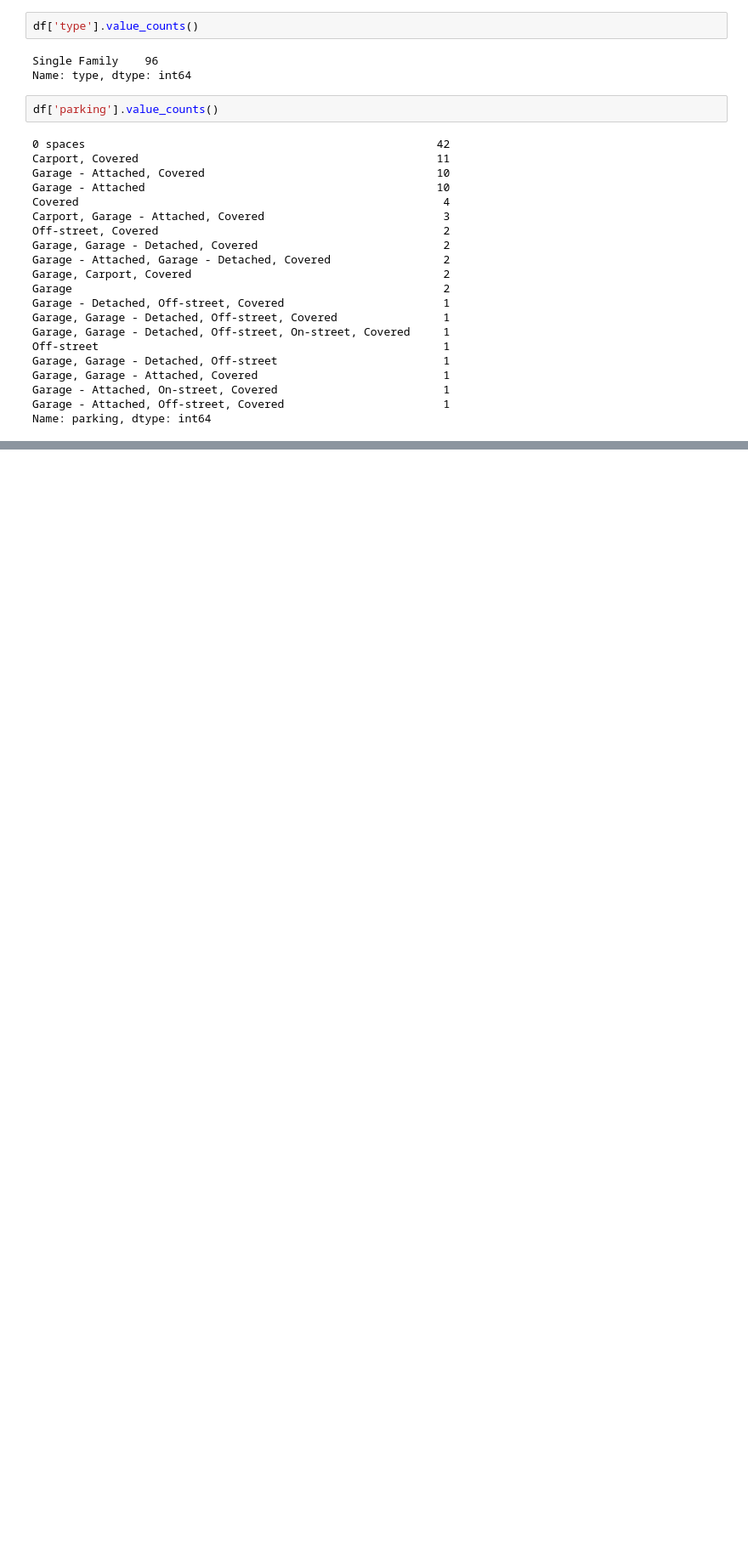
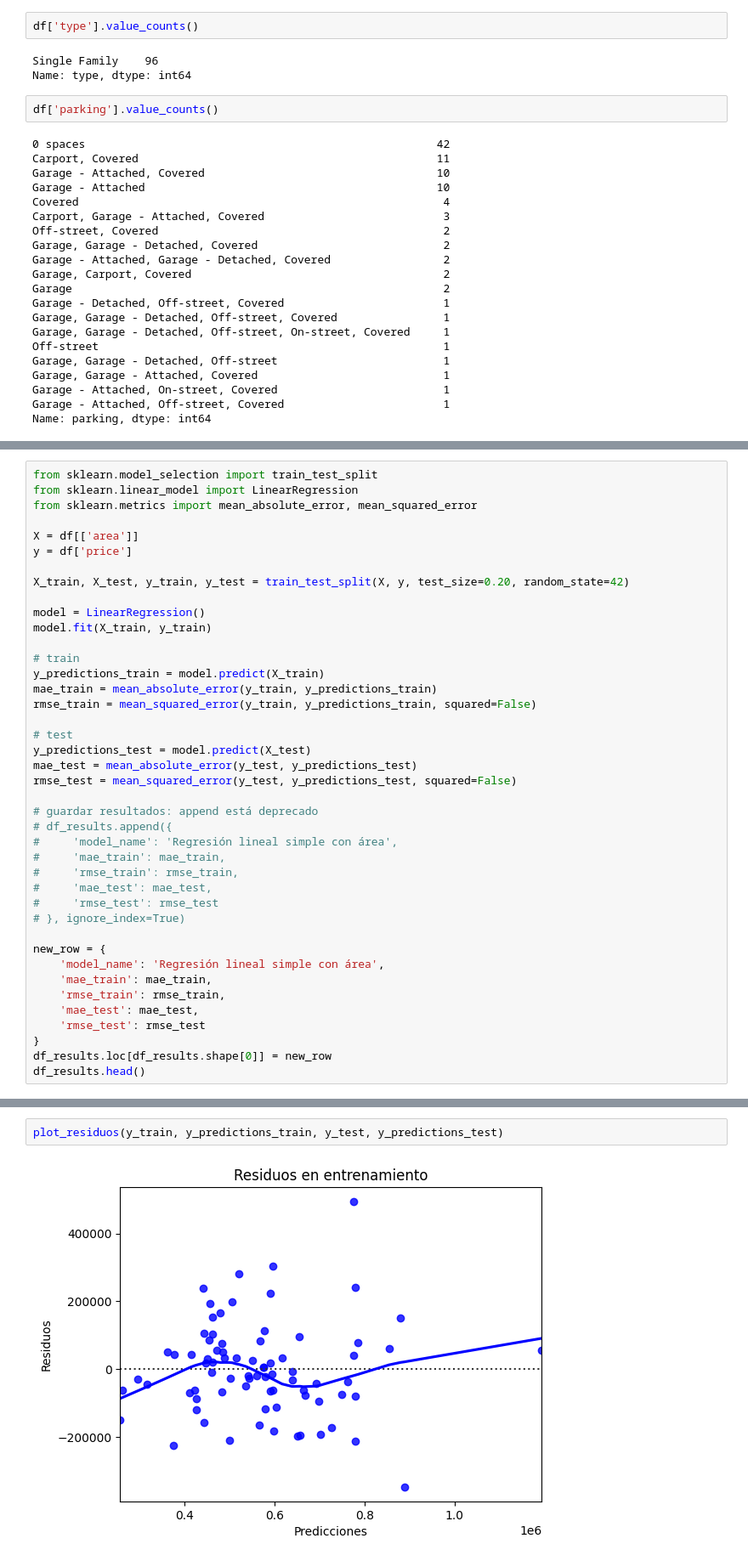
Before and after one commit to Edumacassi/curso_analisis_datos-main, a Jupyter notebook: m6-ml/2.regresion/4.Regresion_pipeline.ipynb, the cells around one changed output, grey strips where cells are left out. Shown at 85% size. Saved outputs shown, nothing was run; the diff lists cells and outputs as text; blank space fills up the shorter version.

```diff
--- a/m6-ml/2.regresion/4.Regresion_pipeline.ipynb
+++ b/m6-ml/2.regresion/4.Regresion_pipeline.ipynb
@@ -287,0 +367,41 @@ heating_types = ['Force air', 'Gas', 'Electric', 'Other', ' Head Pump', 'No Data
+# %%
+from sklearn.model_selection import train_test_split
+from sklearn.linear_model import LinearRegression
+from sklearn.metrics import mean_absolute_error, mean_squared_error
+
+X = df[['area']]
+y = df['price']
+
+X_train, X_test, y_train, y_test = train_test_split(X, y, test_size=0.20, random_state=42)
+
+model = LinearRegression()
+model.fit(X_train, y_train)
+
+# train
+y_predictions_train = model.predict(X_train)
+mae_train = mean_absolute_error(y_train, y_predictions_train)
+rmse_train = mean_squared_error(y_train, y_predictions_train, squared=False)
+
+# test
+y_predictions_test = model.predict(X_test)
+mae_test = mean_absolute_error(y_test, y_predictions_test)
+rmse_test = mean_squared_error(y_test, y_predictions_test, squared=False)
+
+# guardar resultados: append está deprecado
+# df_results.append({
+#     'model_name': 'Regresión lineal simple con área',
+#     'mae_train': mae_train,
+#     'rmse_train': rmse_train,
+#     'mae_test': mae_test,
+#     'rmse_test': rmse_test
+# }, ignore_index=True)
+
+new_row = {
+    'model_name': 'Regresión lineal simple con área',
+    'mae_train': mae_train,
+    'rmse_train': rmse_train,
+    'mae_test': mae_test,
+    'rmse_test': rmse_test
+}
+df_results.loc[df_results.shape[0]] = new_row
+df_results.head()
@@ -287,0 +411,4 @@ heating_types = ['Force air', 'Gas', 'Electric', 'Other', ' Head Pump', 'No Data
+# %%
+plot_residuos(y_train, y_predictions_train, y_test, y_predictions_test)
+# %% [output]
+[figure, added]
```
Also changed, not shown: parts of 59 cells of this notebook, 2 other files.
